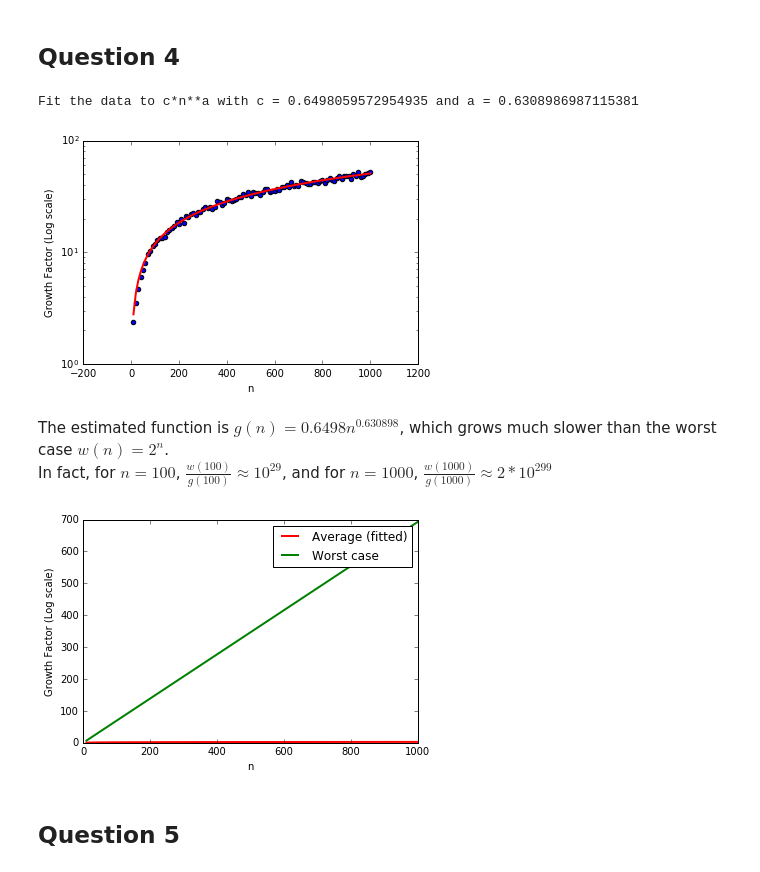
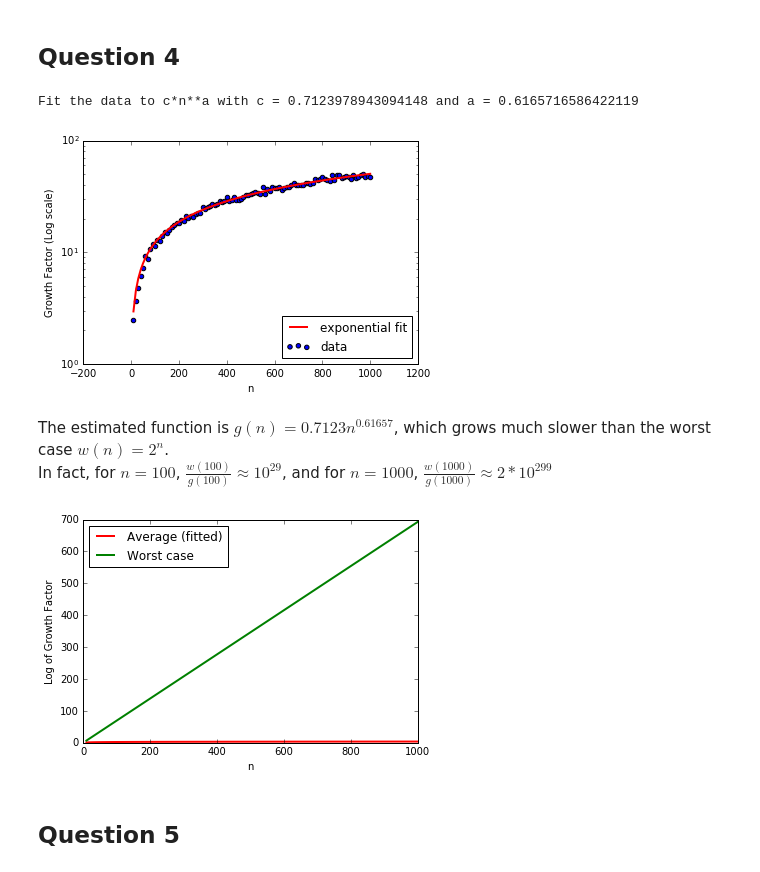
Before and after one commit to m4wright/math387lab2, a Jupyter notebook: lab2.ipynb, the cells around one changed output. Cells and saved outputs as stored; diff of their text form; code cells hidden in the pictures.

```diff
--- a/lab2.ipynb
+++ b/lab2.ipynb
@@ -81,29 +81,29 @@ data = compute_average_gf(n_range, 20, uniformRandomMatrix)
 exponential = lambda n, c, a: c * n**a
 coefficients, _ = curve_fit(exponential, n_range, data)
 c, a = coefficients
-print("Fit the data to c*n**a with c = {} and a = {}".format(c, a))
+print("Fit the data to c*n**a with c = {} and a = {}\n\n".format(c, a))
 plt.scatter(n_range, data, label='data')
 plt.plot(n_range, exponential(n_range, c, a), label="exponential fit", color='r', linewidth='2.0')
 plt.xlabel("n")
 plt.ylabel("Growth Factor (Log scale)")
 plt.yscale("log")
-plt.legend()
+plt.legend(loc="lower right")
 plt.show()
 # %% [output]
-Fit the data to c*n**a with c = 0.6498059572954935 and a = 0.6308986987115381
+Fit the data to c*n**a with c = 0.7123978943094148 and a = 0.6165716586422119
-[figure, old version]
+[figure, new version]
 # %% [markdown]
-The estimated function is $g(n) = 0.6498n^{0.630898}$, which grows much slower than the worst case $w(n) = 2^n$.
+The estimated function is $g(n) = 0.7123n^{0.61657}$, which grows much slower than the worst case $w(n) = 2^n$.
 In fact, for $n = 100$, $\frac{w(100)}{g(100)} \approx 10^{29}$, and for $n = 1000$, $\frac{w(1000)}{g(1000)} \approx 2*10^{299}$
 # %%
 plt.plot(n_range, [np.log(c) + a*np.log(n) for n in n_range], color='r', linewidth=2.0, label='Average (fitted)')
 plt.plot(n_range, [n*np.log(2) for n in n_range], color='g', linewidth=2.0, label='Worst case')
 plt.xlabel('n')
-plt.ylabel('Growth Factor (Log scale)')
-plt.legend()
+plt.ylabel('Log of Growth Factor')
+plt.legend(loc="upper left")
 plt.show()
 # %% [output]
-[figure, old version]
+[figure, new version]
 # %% [markdown]
 ## Question 5
 # %% [markdown]
```
Also changed, not shown: parts of 4 cells of this notebook.
